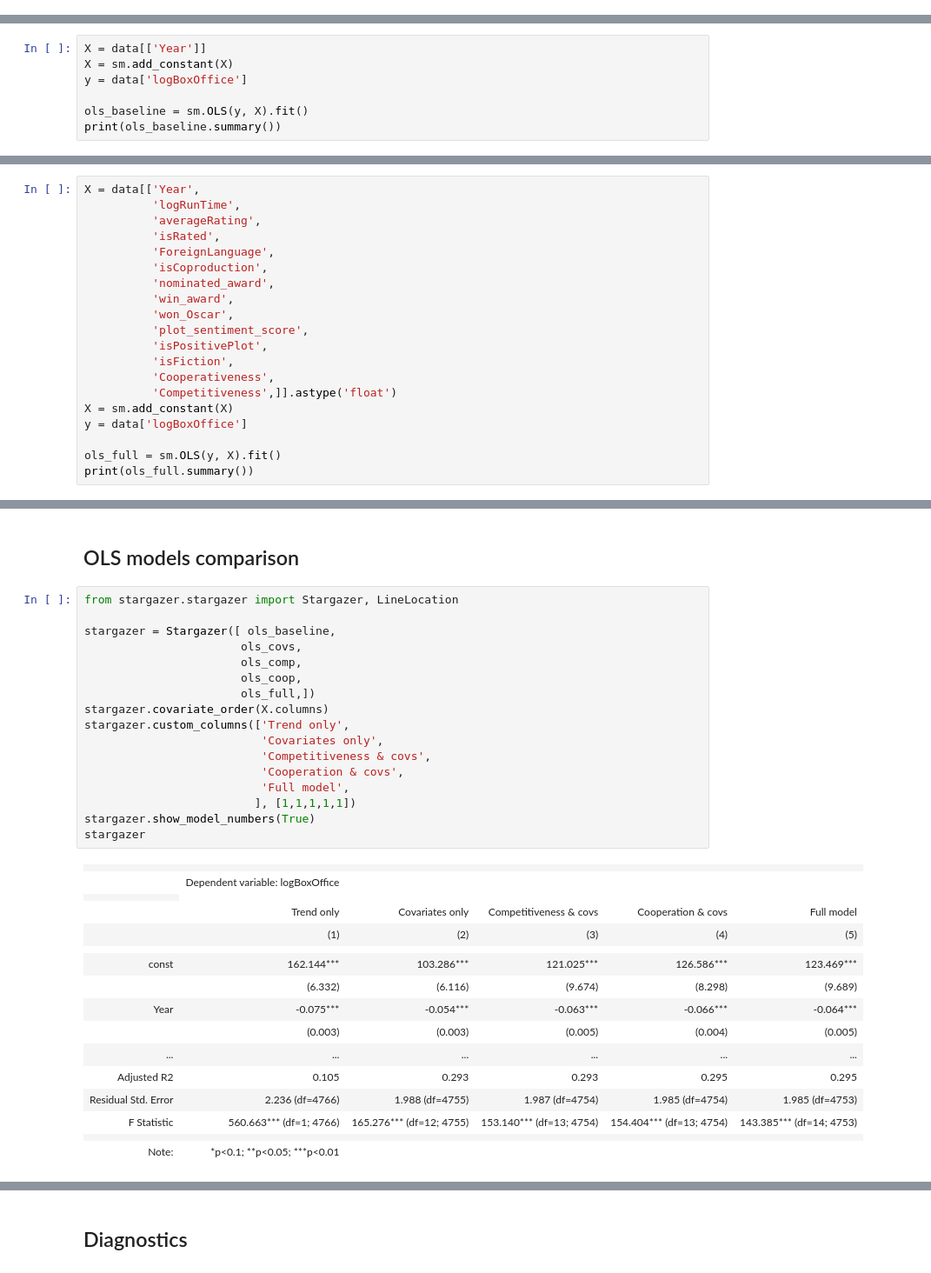
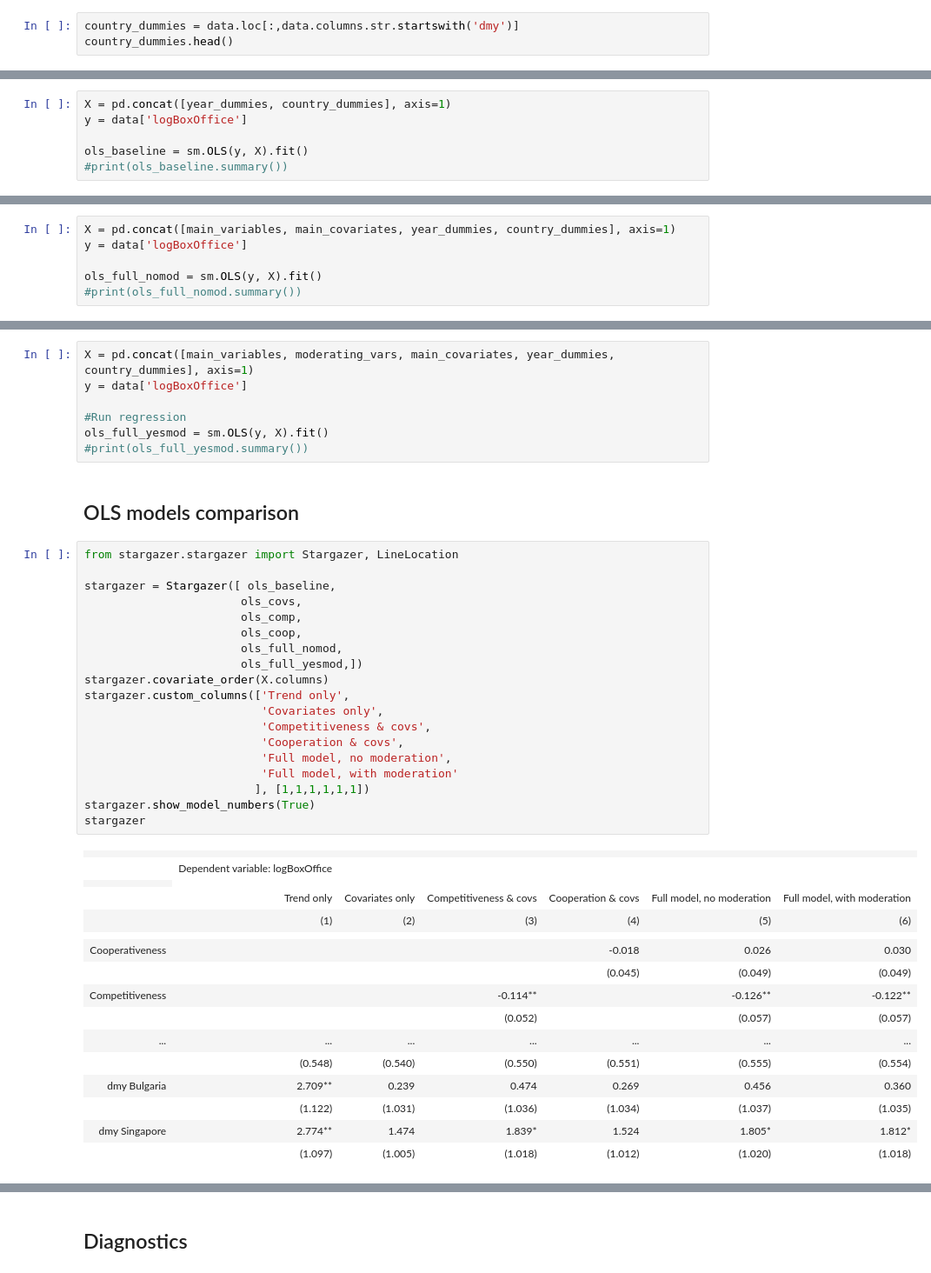
Before and after one commit to felbuch/movie_success_and_foreign_policy, a Jupyter notebook: 20-code/Multilevel Regression Models.ipynb, the cells around one changed output, grey strips where cells are left out. Shown at 87% size. Cells and saved outputs as stored; diff of their text form.

Commit message:
Rewrite code to suit year and country dummies

```diff
--- a/20-code/Multilevel Regression Models.ipynb
+++ b/20-code/Multilevel Regression Models.ipynb
@@ -22,0 +115,3 @@ data.head()
+# %%
+country_dummies = data.loc[:,data.columns.str.startswith('dmy')]
+country_dummies.head()
@@ -33,7 +130,6 @@ data[['Year','logBoxOffice']].groupby('Year').mean().plot()
 # %%
-X = data[['Year']]
-X = sm.add_constant(X)
+X = pd.concat([year_dummies, country_dummies], axis=1)
 y = data['logBoxOffice']
 
 ols_baseline = sm.OLS(y, X).fit()
-print(ols_baseline.summary())
+#print(ols_baseline.summary())
@@ -186,20 +162,6 @@ strong multicollinearity or other numerical problems.
 # %%
-X = data[['Year',
-          'logRunTime',
-          'averageRating',
-          'isRated',
-          'ForeignLanguage',
-          'isCoproduction',
-          'nominated_award',
-          'win_award',
-          'won_Oscar',
-          'plot_sentiment_score',
-          'isPositivePlot',
-          'isFiction',
-          'Cooperativeness',
-          'Competitiveness',]].astype('float')
-X = sm.add_constant(X)
+X = pd.concat([main_variables, main_covariates, year_dummies, country_dummies], axis=1)
 y = data['logBoxOffice']
 
-ols_full = sm.OLS(y, X).fit()
-print(ols_full.summary())
+ols_full_nomod = sm.OLS(y, X).fit()
+#print(ols_full_nomod.summary())
@@ -224,36 +170,45 @@ strong multicollinearity or other numerical problems.
+# %%
+X = pd.concat([main_variables, moderating_vars, main_covariates, year_dummies, country_dummies], axis=1)
+y = data['logBoxOffice']
+
+#Run regression
+ols_full_yesmod = sm.OLS(y, X).fit()
+#print(ols_full_yesmod.summary())
 # %% [markdown]
 ## OLS models comparison
 # %%
 from stargazer.stargazer import Stargazer, LineLocation
 
 stargazer = Stargazer([ ols_baseline,
                        ols_covs,
                        ols_comp,
                        ols_coop,
-                       ols_full,])
+                       ols_full_nomod,
+                       ols_full_yesmod,])
 stargazer.covariate_order(X.columns)
 stargazer.custom_columns(['Trend only',
                           'Covariates only',
                           'Competitiveness & covs',
                           'Cooperation & covs',
-                          'Full model',
-                         ], [1,1,1,1,1])
+                          'Full model, no moderation',
+                          'Full model, with moderation'
+                         ], [1,1,1,1,1,1])
 stargazer.show_model_numbers(True)
 stargazer
 # %% [output]
-|  |  |  |  |  |  |
-|  | Dependent variable: logBoxOffice |  |  |  |  |
+|  |  |  |  |  |  |  |
+|  | Dependent variable: logBoxOffice |  |  |  |  |  |
 |  |
-|  | Trend only | Covariates only | Competitiveness & covs | Cooperation & covs | Full model |
-|  | (1) | (2) | (3) | (4) | (5) |
-|  |  |  |  |  |  |
-| const | 162.144*** | 103.286*** | 121.025*** | 126.586*** | 123.469*** |
-|  | (6.332) | (6.116) | (9.674) | (8.298) | (9.689) |
-| Year | -0.075*** | -0.054*** | -0.063*** | -0.066*** | -0.064*** |
-|  | (0.003) | (0.003) | (0.005) | (0.004) | (0.005) |
-| ... | ... | ... | ... | ... | ... |
-| Adjusted R2 | 0.105 | 0.293 | 0.293 | 0.295 | 0.295 |
-| Residual Std. Error | 2.236 (df=4766) | 1.988 (df=4755) | 1.987 (df=4754) | 1.985 (df=4754) | 1.985 (df=4753) |
-| F Statistic | 560.663*** (df=1; 4766) | 165.276*** (df=12; 4755) | 153.140*** (df=13; 4754) | 154.404*** (df=13; 4754) | 143.385*** (df=14; 4753) |
-|  |  |  |  |  |  |
-| Note: | *p<0.1; **p<0.05; ***p<0.01 |  |  |  |  |
+|  | Trend only | Covariates only | Competitiveness & covs | Cooperation & covs | Full model, no moderation | Full model, with moderation |
+|  | (1) | (2) | (3) | (4) | (5) | (6) |
+|  |  |  |  |  |  |  |
+| Cooperativeness |  |  |  | -0.018 | 0.026 | 0.030 |
+|  |  |  |  | (0.045) | (0.049) | (0.049) |
+| Competitiveness |  |  | -0.114** |  | -0.126** | -0.122** |
+|  |  |  | (0.052) |  | (0.057) | (0.057) |
+| ... | ... | ... | ... | ... | ... | ... |
+|  | (0.548) | (0.540) | (0.550) | (0.551) | (0.555) | (0.554) |
+| dmy Bulgaria | 2.709** | 0.239 | 0.474 | 0.269 | 0.456 | 0.360 |
+|  | (1.122) | (1.031) | (1.036) | (1.034) | (1.037) | (1.035) |
+| dmy Singapore | 2.774** | 1.474 | 1.839* | 1.524 | 1.805* | 1.812* |
+|  | (1.097) | (1.005) | (1.018) | (1.012) | (1.020) | (1.018) |
```
Also changed, not shown: parts of 57 cells of this notebook.
